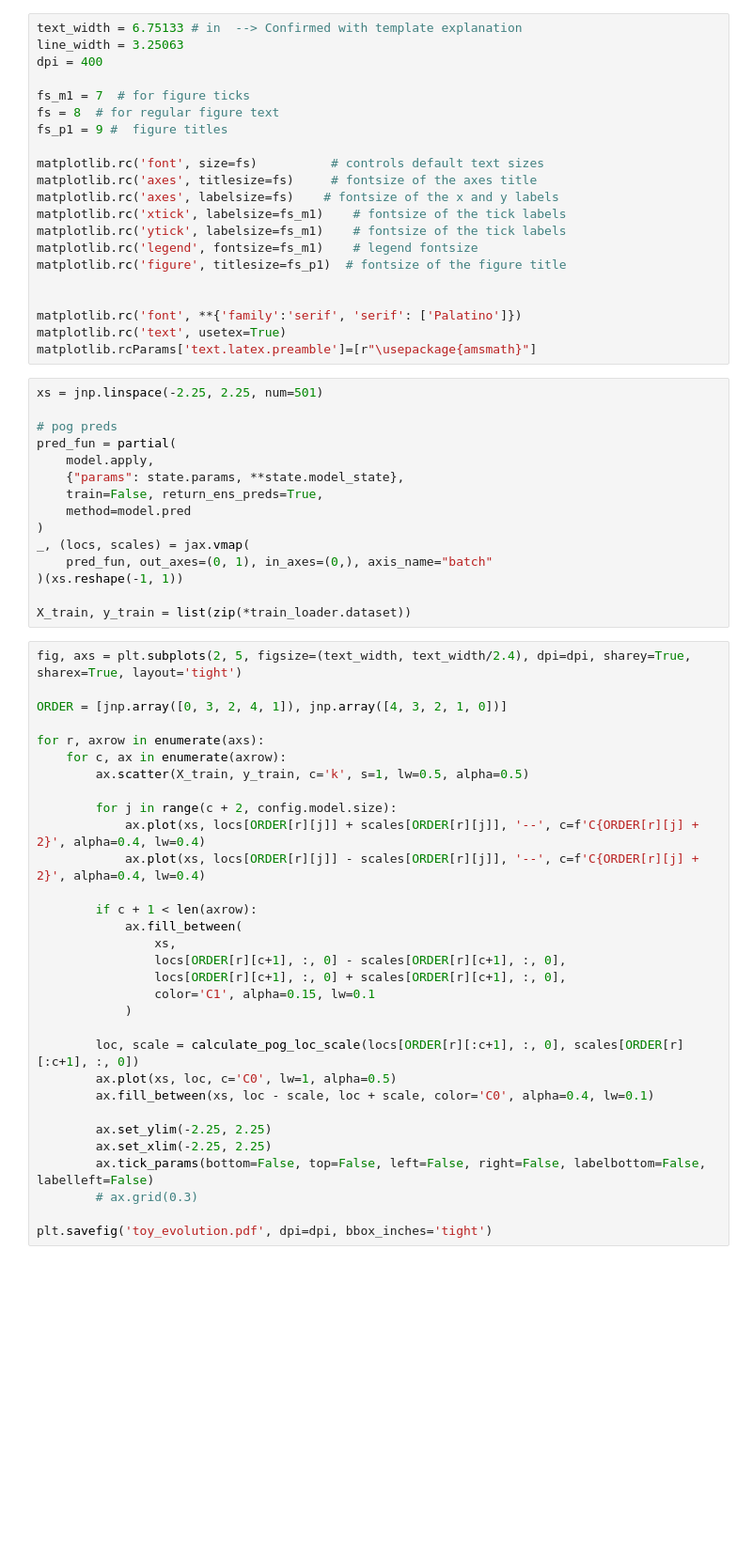
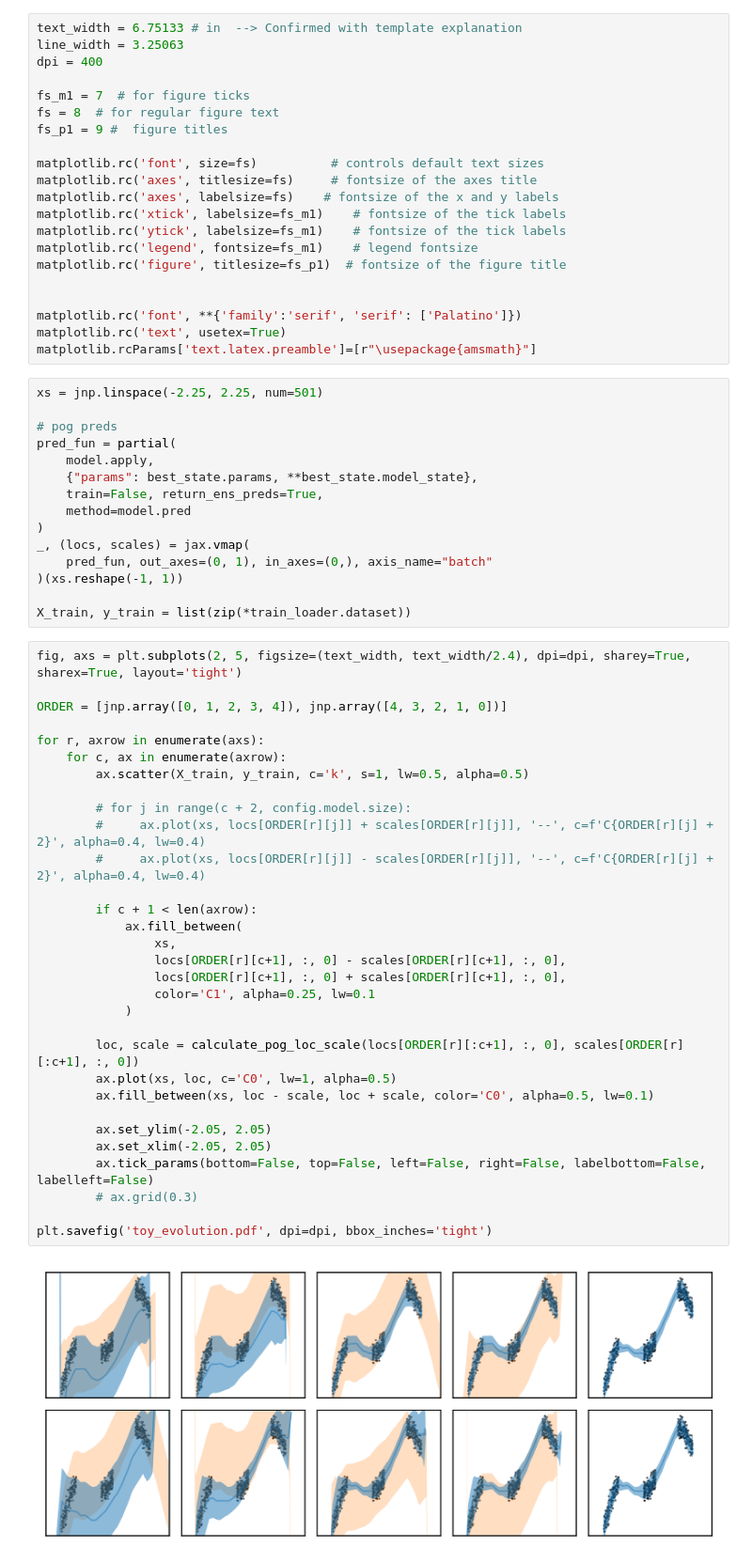
Before and after one commit to JamesAllingham/anytime-poe, a Jupyter notebook: experiments/notebooks/train_pog_ens.ipynb, the cells around one changed output. Shown at 94% size. Saved outputs shown, nothing was run; the diff lists cells and outputs as text; blank space fills up the shorter version.

```diff
--- a/experiments/notebooks/train_pog_ens.ipynb
+++ b/experiments/notebooks/train_pog_ens.ipynb
@@ -80,7 +195,7 @@ xs = jnp.linspace(-2.25, 2.25, num=501)
 # pog preds
 pred_fun = partial(
     model.apply,
-    {"params": state.params, **state.model_state},
+    {"params": best_state.params, **best_state.model_state},
     train=False, return_ens_preds=True,
     method=model.pred
 )
@@ -92,31 +207,33 @@ X_train, y_train = list(zip(*train_loader.dataset))
 # %%
 fig, axs = plt.subplots(2, 5, figsize=(text_width, text_width/2.4), dpi=dpi, sharey=True, sharex=True, layout='tight')
 
-ORDER = [jnp.array([0, 3, 2, 4, 1]), jnp.array([4, 3, 2, 1, 0])]
+ORDER = [jnp.array([0, 1, 2, 3, 4]), jnp.array([4, 3, 2, 1, 0])]
 
 for r, axrow in enumerate(axs):
     for c, ax in enumerate(axrow):
         ax.scatter(X_train, y_train, c='k', s=1, lw=0.5, alpha=0.5)
 
-        for j in range(c + 2, config.model.size):
-            ax.plot(xs, locs[ORDER[r][j]] + scales[ORDER[r][j]], '--', c=f'C{ORDER[r][j] + 2}', alpha=0.4, lw=0.4)
-            ax.plot(xs, locs[ORDER[r][j]] - scales[ORDER[r][j]], '--', c=f'C{ORDER[r][j] + 2}', alpha=0.4, lw=0.4)
+        # for j in range(c + 2, config.model.size):
+        #     ax.plot(xs, locs[ORDER[r][j]] + scales[ORDER[r][j]], '--', c=f'C{ORDER[r][j] + 2}', alpha=0.4, lw=0.4)
+        #     ax.plot(xs, locs[ORDER[r][j]] - scales[ORDER[r][j]], '--', c=f'C{ORDER[r][j] + 2}', alpha=0.4, lw=0.4)
 
         if c + 1 < len(axrow):
             ax.fill_between(
                 xs,
                 locs[ORDER[r][c+1], :, 0] - scales[ORDER[r][c+1], :, 0],
                 locs[ORDER[r][c+1], :, 0] + scales[ORDER[r][c+1], :, 0],
-                color='C1', alpha=0.15, lw=0.1
+                color='C1', alpha=0.25, lw=0.1
             )
 
         loc, scale = calculate_pog_loc_scale(locs[ORDER[r][:c+1], :, 0], scales[ORDER[r][:c+1], :, 0])
         ax.plot(xs, loc, c='C0', lw=1, alpha=0.5)
-        ax.fill_between(xs, loc - scale, loc + scale, color='C0', alpha=0.4, lw=0.1)
+        ax.fill_between(xs, loc - scale, loc + scale, color='C0', alpha=0.5, lw=0.1)
 
-        ax.set_ylim(-2.25, 2.25)
-        ax.set_xlim(-2.25, 2.25)
+        ax.set_ylim(-2.05, 2.05)
+        ax.set_xlim(-2.05, 2.05)
         ax.tick_params(bottom=False, top=False, left=False, right=False, labelbottom=False, labelleft=False)
         # ax.grid(0.3)
 
 plt.savefig('toy_evolution.pdf', dpi=dpi, bbox_inches='tight')
+# %% [output]
+[figure, added]
```
Also changed, not shown: parts of 5 cells of this notebook.
